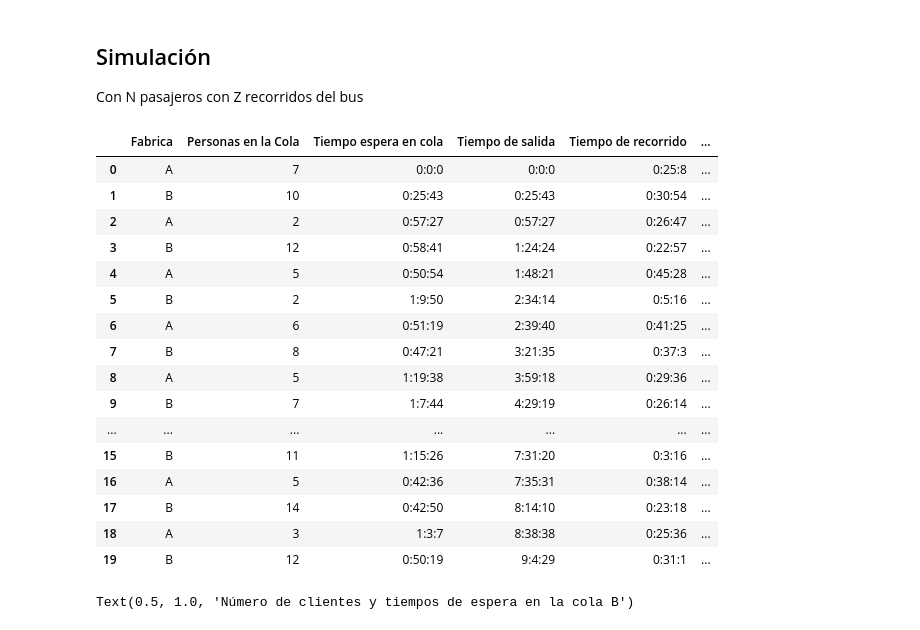
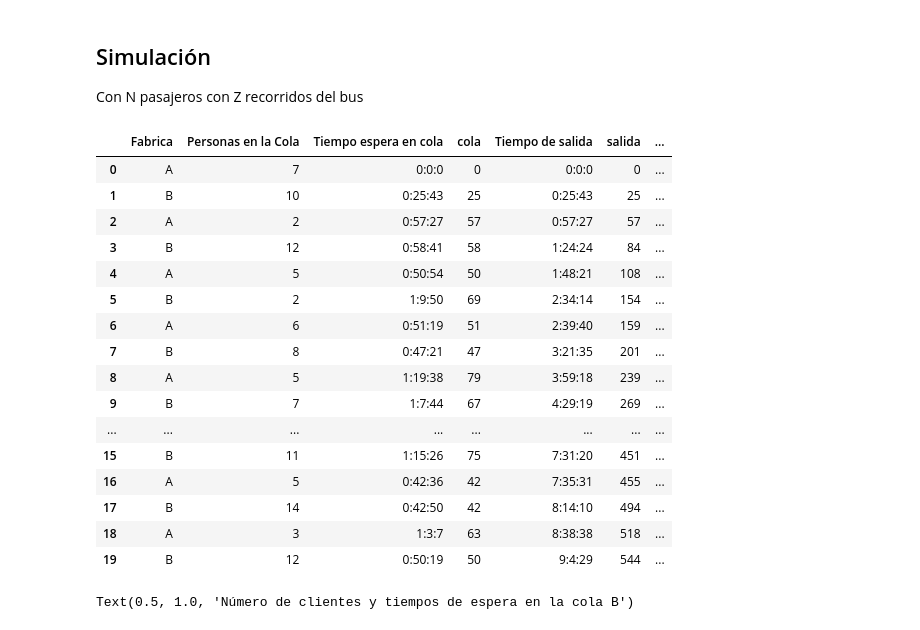
Before and after one commit to danielgaviriam/proyecto_simulacion1, a Jupyter notebook: simulacion.ipynb, the cells around one changed output. Cells and saved outputs as stored; diff of their text form; code cells hidden in the pictures.

```diff
--- a/simulacion.ipynb
+++ b/simulacion.ipynb
@@ -121,54 +121,54 @@ for i in range(0,Z):
 
 
     if i%2 == 0:
         t_espera_colaA = t_salida - t_salidaA
         t_salidaA = t_salida
         t_abordaje = pasajeros_fabrica_A[i]*5
         t_llegada = t_salida + t_recorrido + t_abordaje
 
-        data.append(["A",pasajeros_fabrica_A[i],format_hour(t_espera_colaA),format_hour(t_salida),format_hour(t_recorrido),t_abordaje,format_hour(t_llegada)])
+        data.append(["A",pasajeros_fabrica_A[i],format_hour(t_espera_colaA),format_minute(t_espera_colaA),format_hour(t_salida),format_minute(t_salida),format_hour(t_recorrido),t_abordaje,format_hour(t_llegada),format_minute(t_llegada)])
         #cola A
         cola[0].append(pasajeros_fabrica_A[i])
         #tiempo A
         tiempo_salida[0].append(format_minute(t_salida))
         #tiempo cola A
         tiempo_espera_cola[0].append(format_minute(t_espera_colaA))
 
     else:
         t_espera_colaB = t_salida - t_salidaB
         t_salidaB = t_salida
         t_abordaje = pasajeros_fabrica_B[i]*5
         t_llegada = t_salida + t_recorrido + t_abordaje
-        data.append(["B",pasajeros_fabrica_B[i],format_hour(t_espera_colaB),format_hour(t_salida),format_hour(t_recorrido),t_abordaje,format_hour(t_llegada)])
+        data.append(["B",pasajeros_fabrica_B[i],format_hour(t_espera_colaB),format_minute(t_espera_colaB),format_hour(t_salida),format_minute(t_salida),format_hour(t_recorrido),t_abordaje,format_hour(t_llegada),format_minute(t_llegada)])
         #cola B
         cola[1].append(pasajeros_fabrica_B[i])
         #tiempo B
         tiempo_salida[1].append(format_minute(t_salida))
         #tiempo cola B
         tiempo_espera_cola[1].append(format_minute(t_espera_cola))
 
 
 
-pd.DataFrame(data, columns=["Fabrica","Personas en la Cola","Tiempo espera en cola","Tiempo de salida","Tiempo de recorrido",
-             "Tiempo de abordaje(Seg)","Tiempo de llegada"])
+pd.DataFrame(data, columns=["Fabrica","Personas en la Cola","Tiempo espera en cola","cola","Tiempo de salida","salida","Tiempo de recorrido",
+             "Tiempo de abordaje(Seg)","Tiempo de llegada","t - llegada m"])
 # %% [output]
-|  | Fabrica | Personas en la Cola | Tiempo espera en cola | Tiempo de salida | Tiempo de recorrido | ... |
-| 0 | A | 7 | 0:0:0 | 0:0:0 | 0:25:8 | ... |
-| 1 | B | 10 | 0:25:43 | 0:25:43 | 0:30:54 | ... |
-| 2 | A | 2 | 0:57:27 | 0:57:27 | 0:26:47 | ... |
-| 3 | B | 12 | 0:58:41 | 1:24:24 | 0:22:57 | ... |
-| 4 | A | 5 | 0:50:54 | 1:48:21 | 0:45:28 | ... |
-| 5 | B | 2 | 1:9:50 | 2:34:14 | 0:5:16 | ... |
-| 6 | A | 6 | 0:51:19 | 2:39:40 | 0:41:25 | ... |
-| 7 | B | 8 | 0:47:21 | 3:21:35 | 0:37:3 | ... |
-| 8 | A | 5 | 1:19:38 | 3:59:18 | 0:29:36 | ... |
-| 9 | B | 7 | 1:7:44 | 4:29:19 | 0:26:14 | ... |
-| ... | ... | ... | ... | ... | ... | ... |
-| 15 | B | 11 | 1:15:26 | 7:31:20 | 0:3:16 | ... |
-| 16 | A | 5 | 0:42:36 | 7:35:31 | 0:38:14 | ... |
-| 17 | B | 14 | 0:42:50 | 8:14:10 | 0:23:18 | ... |
-| 18 | A | 3 | 1:3:7 | 8:38:38 | 0:25:36 | ... |
-| 19 | B | 12 | 0:50:19 | 9:4:29 | 0:31:1 | ... |
+|  | Fabrica | Personas en la Cola | Tiempo espera en cola | cola | Tiempo de salida | salida | ... |
+| 0 | A | 7 | 0:0:0 | 0 | 0:0:0 | 0 | ... |
+| 1 | B | 10 | 0:25:43 | 25 | 0:25:43 | 25 | ... |
+| 2 | A | 2 | 0:57:27 | 57 | 0:57:27 | 57 | ... |
+| 3 | B | 12 | 0:58:41 | 58 | 1:24:24 | 84 | ... |
+| 4 | A | 5 | 0:50:54 | 50 | 1:48:21 | 108 | ... |
+| 5 | B | 2 | 1:9:50 | 69 | 2:34:14 | 154 | ... |
+| 6 | A | 6 | 0:51:19 | 51 | 2:39:40 | 159 | ... |
+| 7 | B | 8 | 0:47:21 | 47 | 3:21:35 | 201 | ... |
+| 8 | A | 5 | 1:19:38 | 79 | 3:59:18 | 239 | ... |
+| 9 | B | 7 | 1:7:44 | 67 | 4:29:19 | 269 | ... |
+| ... | ... | ... | ... | ... | ... | ... | ... |
+| 15 | B | 11 | 1:15:26 | 75 | 7:31:20 | 451 | ... |
+| 16 | A | 5 | 0:42:36 | 42 | 7:35:31 | 455 | ... |
+| 17 | B | 14 | 0:42:50 | 42 | 8:14:10 | 494 | ... |
+| 18 | A | 3 | 1:3:7 | 63 | 8:38:38 | 518 | ... |
+| 19 | B | 12 | 0:50:19 | 50 | 9:4:29 | 544 | ... |
 # %%
 plt.figure(figsize=(15, 7))
 plt.step(tiempo_salida[0], cola[0] )
```
